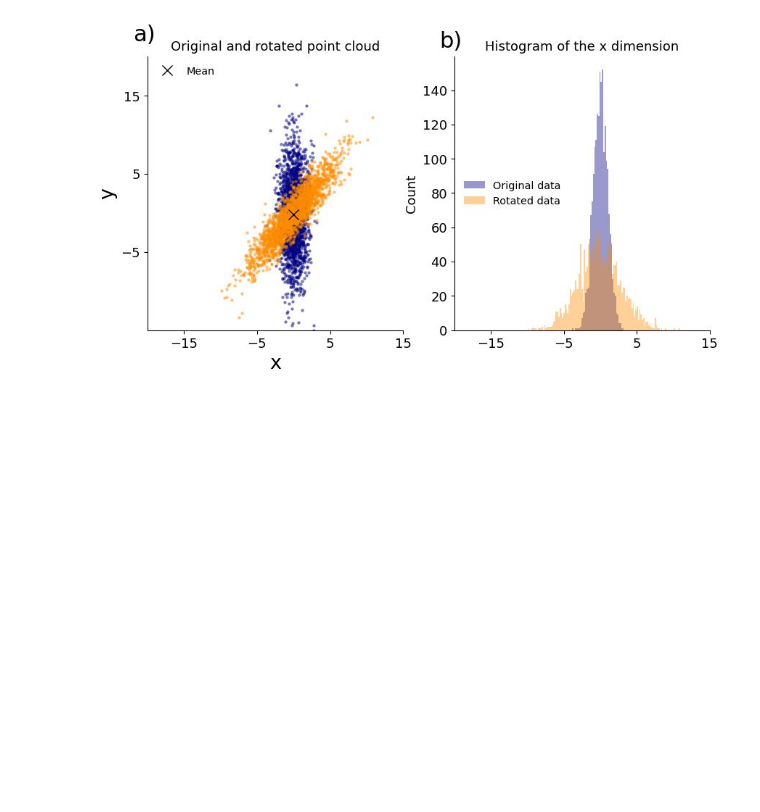
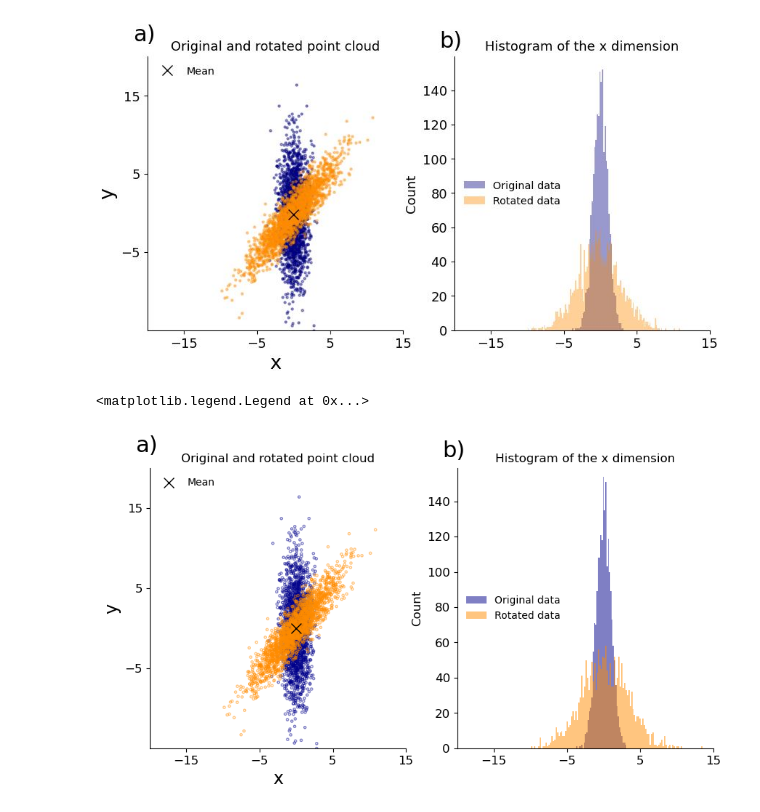
Before and after one commit to tomschewski/datascience1exercise, a Jupyter notebook: Exercise03/Exercise.ipynb, the cells around one changed output. Cells and saved outputs as stored; diff of their text form; code cells hidden in the pictures; blank space fills up the shorter version.

```diff
--- a/Exercise03/Exercise.ipynb
+++ b/Exercise03/Exercise.ipynb
@@ -168,3 +169,34 @@ Tipps:
 - Die Transparanz in den Punkten und Histogrammen ist hilfreich, wenn man Dinge sichtbar machen will, die sich überlagern
 # %% [markdown]
 ![Exercise_plot.JPG](attachment:fcea7551-6a64-4a55-b86a-daa792bd93af.JPG)
+# %%
+plt.subplots(figsize=(10,5))
+
+plt.subplot(1, 2, 1).spines[['right', 'top']].set_visible(False)
+plt.text(-22, 22, "a)", fontsize=22)
+plt.title("Original and rotated point cloud")
+plt.xlim(-20, 15)
+plt.ylim(-15, 20)
+plt.xticks([-15, -5, 5, 15], fontsize="large")
+plt.yticks([-5, 5, 15], fontsize="large")
+plt.xlabel("x", fontsize="xx-large")
+plt.ylabel("y", fontsize="xx-large")
+plt.scatter(data[:, 0], data[:, 1], s=5, alpha=0.5, facecolors='none', edgecolors='darkblue')
+plt.scatter(datab[:, 0], datab[:, 1], s=5, alpha=0.5, facecolors='none', edgecolors='darkorange')
+plt.scatter(0, 0, s=100, marker='x', c='black', linewidths=1, label='Mean')
+plt.legend(loc='upper left', frameon=False)
+
+plt.subplot(1, 2, 2).spines[['right', 'top']].set_visible(False)
+plt.text(-22, 165, "b)", fontsize=22)
+plt.title("Histogram of the x dimension")
+plt.xlim(-20, 15)
+plt.ylim(0, 159)
+plt.xticks([-15, -5, 5, 15], fontsize="large")
+plt.yticks(fontsize="large")
+plt.hist(data[:,0], bins=40, alpha=0.5, label="Original data", color="darkblue")
+plt.hist(data_rotated[:,0], bins=120, alpha=0.5, label="Rotated data", color="darkorange")
+plt.ylabel("Count", fontsize="large")
+plt.legend(loc='center left', frameon=False)
+# %% [output]
+<matplotlib.legend.Legend at 0x...>
+[figure, added]
```
Also changed, not shown: parts of 1 cell of this notebook.
